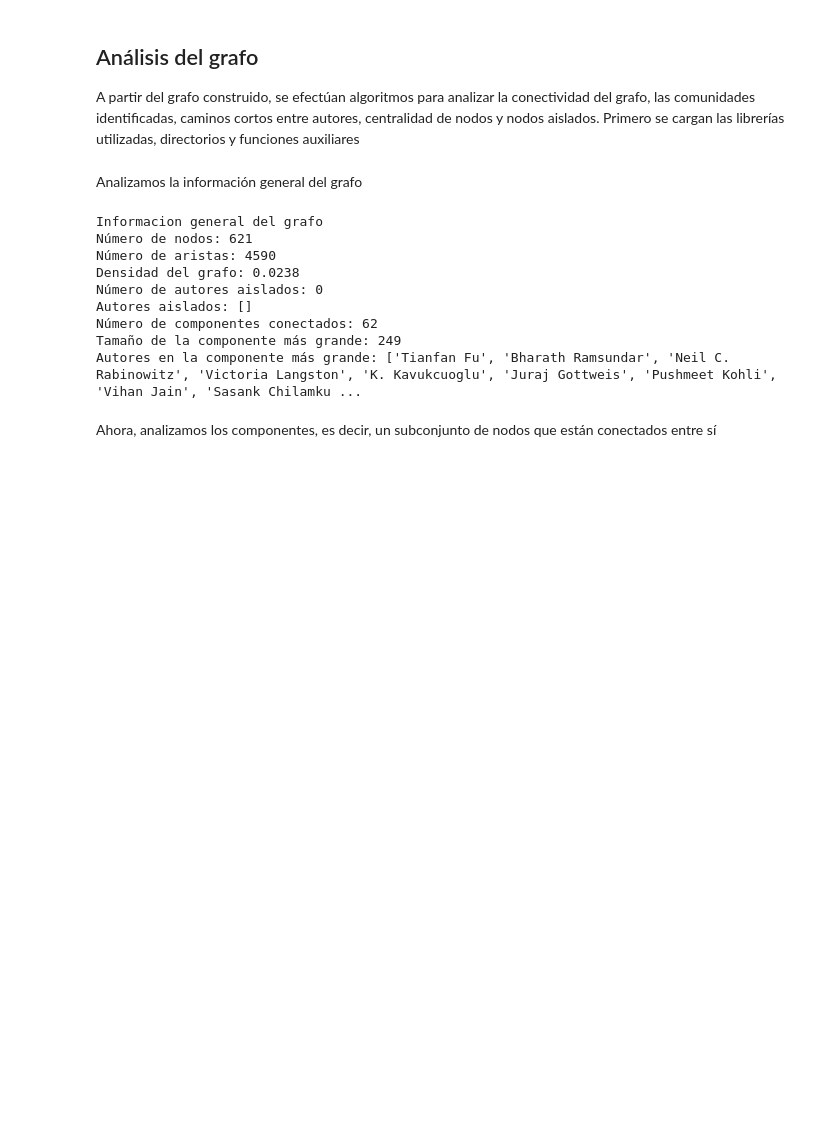
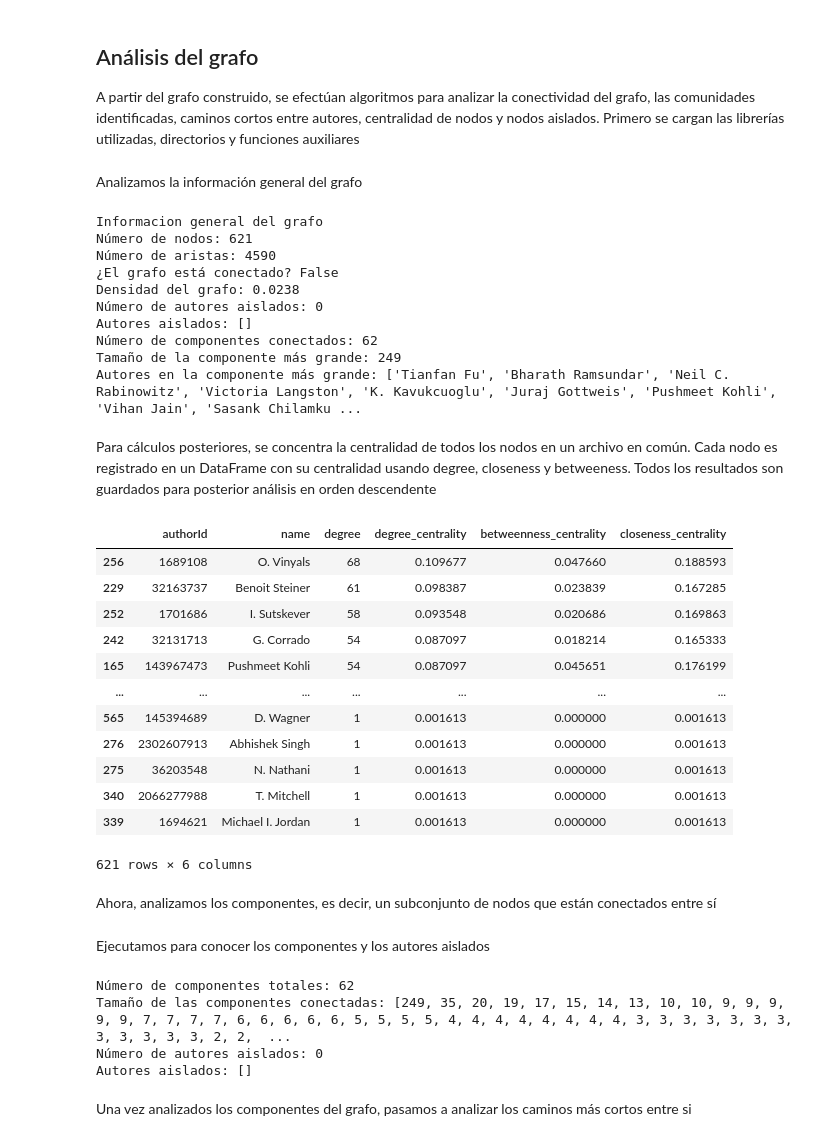
Before and after one commit to DiegoZapata619/ai-research-network-graph, a Jupyter notebook: notebooks/NotebookProyecto.ipynb, the cells around one changed output. Drawn from its saved outputs; the diff is of its cells as text; code cells hidden in the pictures; blank space fills up the shorter version.

```diff
--- a/notebooks/NotebookProyecto.ipynb
+++ b/notebooks/NotebookProyecto.ipynb
@@ -374,8 +375,8 @@ import matplotlib.colors as mcolors
 #Importar la función greedy_modularity_communities para detectar comunidades dentro del grafo utilizando el algoritmo de modularidad codiciosa
 from networkx.algorithms.community import greedy_modularity_communities
 
-OUTPUT_DIR = "output"
-FIGURES_DIR = "figures"
+OUTPUT_DIR = os.path.join(os.getcwd(), "output")
+FIGURES_DIR = os.path.join(os.getcwd(), "figures")
 GRAPH_FILE = os.path.join(OUTPUT_DIR, "research_graph.gpickle")
 CENTRALITY_FILE = os.path.join(OUTPUT_DIR, "centrality.csv")
 COMPONENTS_FILE = os.path.join(OUTPUT_DIR, "components.csv")
@@ -403,6 +404,7 @@ def analyze_graph(G):
     print("Informacion general del grafo")
     print(f"Número de nodos: {G.number_of_nodes()}")
     print(f"Número de aristas: {G.number_of_edges()}")
+    print (f"¿El grafo está conectado? {nx.is_connected(G)}")
     print(f"Densidad del grafo: {nx.density(G):.4f}")
     isolated_authors = list(nx.isolates(G))
     print(f"Número de autores aislados: {len(isolated_authors)}")
@@ -417,12 +419,51 @@ analyze_graph(load_graph())
 Informacion general del grafo
 Número de nodos: 621
 Número de aristas: 4590
+¿El grafo está conectado? False
 Densidad del grafo: 0.0238
 Número de autores aislados: 0
 Autores aislados: []
 Número de componentes conectados: 62
 Tamaño de la componente más grande: 249
 Autores en la componente más grande: ['Tianfan Fu', 'Bharath Ramsundar', 'Neil C. Rabinowitz', 'Victoria Langston', 'K. Kavukcuoglu', 'Juraj Gottweis', 'Pushmeet Kohli', 'Vihan Jain', 'Sasank Chilamku ...
+# %% [markdown]
+Para cálculos posteriores, se concentra la centralidad de todos los nodos en un archivo en común. Cada nodo es registrado en un DataFrame con su centralidad usando degree, closeness y betweeness. Todos los resultados son guardados para posterior análisis en orden descendente
+# %%
+def analyze_centrality (G):
+    degree_centrality = nx.degree_centrality(G)
+    betweenness_centrality = nx.betweenness_centrality(G)
+    closeness_centrality = nx.closeness_centrality(G)
+    results = []
+    for node in G.nodes ():
+            results.append ({
+                "authorId": node,
+                "name": get_author_name(G, node),
+                "degree": G.degree(node),
+                "degree_centrality": degree_centrality[node],
+                "betweenness_centrality": betweenness_centrality[node],
+                "closeness_centrality": closeness_centrality[node]
+            })
+
+    df_centrality = pd.DataFrame(results)
+    df_centrality = df_centrality.sort_values(by="degree_centrality", ascending=False)
+    df_centrality.to_csv(CENTRALITY_FILE, index=False, encoding="utf-8-sig")
+    return df_centrality
+
+analyze_centrality(load_graph())
+# %% [output]
+|  | authorId | name | degree | degree_centrality | betweenness_centrality | closeness_centrality |
+| 256 | 1689108 | O. Vinyals | 68 | 0.109677 | 0.047660 | 0.188593 |
+| 229 | 32163737 | Benoit Steiner | 61 | 0.098387 | 0.023839 | 0.167285 |
+| 252 | 1701686 | I. Sutskever | 58 | 0.093548 | 0.020686 | 0.169863 |
+| 242 | 32131713 | G. Corrado | 54 | 0.087097 | 0.018214 | 0.165333 |
+| 165 | 143967473 | Pushmeet Kohli | 54 | 0.087097 | 0.045651 | 0.176199 |
+| ... | ... | ... | ... | ... | ... | ... |
+| 565 | 145394689 | D. Wagner | 1 | 0.001613 | 0.000000 | 0.001613 |
+| 276 | 2302607913 | Abhishek Singh | 1 | 0.001613 | 0.000000 | 0.001613 |
+| 275 | 36203548 | N. Nathani | 1 | 0.001613 | 0.000000 | 0.001613 |
+| 340 | 2066277988 | T. Mitchell | 1 | 0.001613 | 0.000000 | 0.001613 |
+| 339 | 1694621 | Michael I. Jordan | 1 | 0.001613 | 0.000000 | 0.001613 |
+621 rows × 6 columns
 # %% [markdown]
 Ahora, analizamos los componentes, es decir, un subconjunto de nodos que están conectados entre sí
 # %%
@@ -454,0 +500,16 @@ def analyze_components(G):
+# %% [markdown]
+Ejecutamos para conocer los componentes y los autores aislados
+# %%
+G = load_graph()
+df_components, df_isolated = analyze_components(G)
+df_components.head()
+isolated_nodes = list(nx.isolates(G))
+print("Número de autores aislados:", len(isolated_nodes))
+print("Autores aislados:", isolated_nodes)
+# %% [output]
+Número de componentes totales: 62
+Tamaño de las componentes conectadas: [249, 35, 20, 19, 17, 15, 14, 13, 10, 10, 9, 9, 9, 9, 9, 7, 7, 7, 7, 6, 6, 6, 6, 6, 5, 5, 5, 5, 4, 4, 4, 4, 4, 4, 4, 4, 3, 3, 3, 3, 3, 3, 3, 3, 3, 3, 3, 3, 2, 2,  ...
+Número de autores aislados: 0
+Autores aislados: []
+# %% [markdown]
+Una vez analizados los componentes del grafo, pasamos a analizar los caminos más cortos entre si
```
Also changed, not shown: parts of 16 cells of this notebook, 2 other files.
